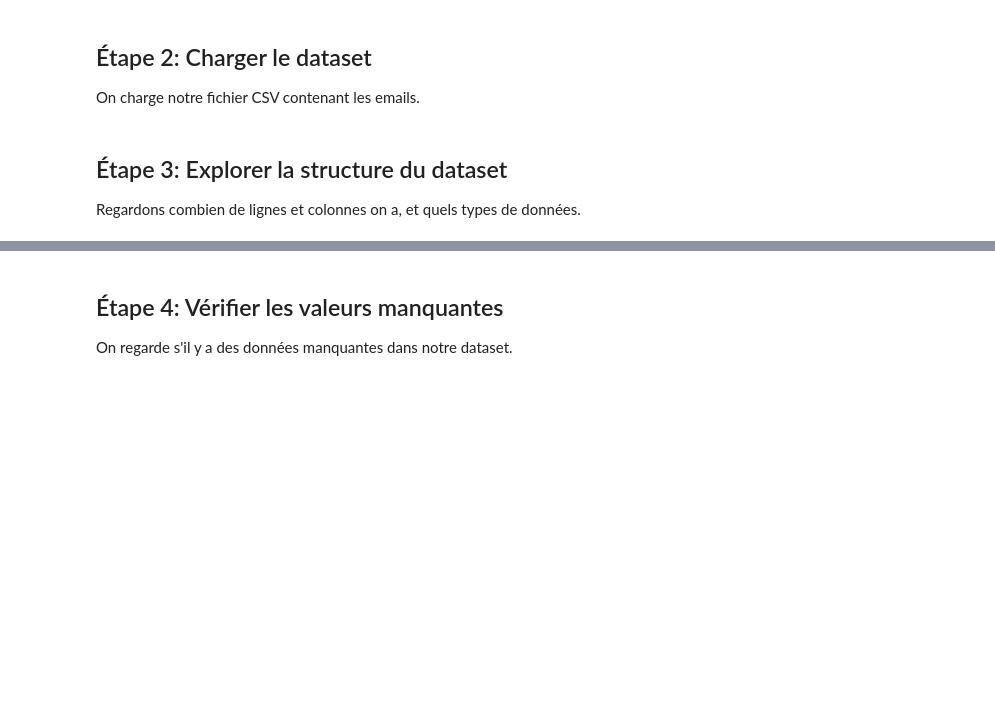
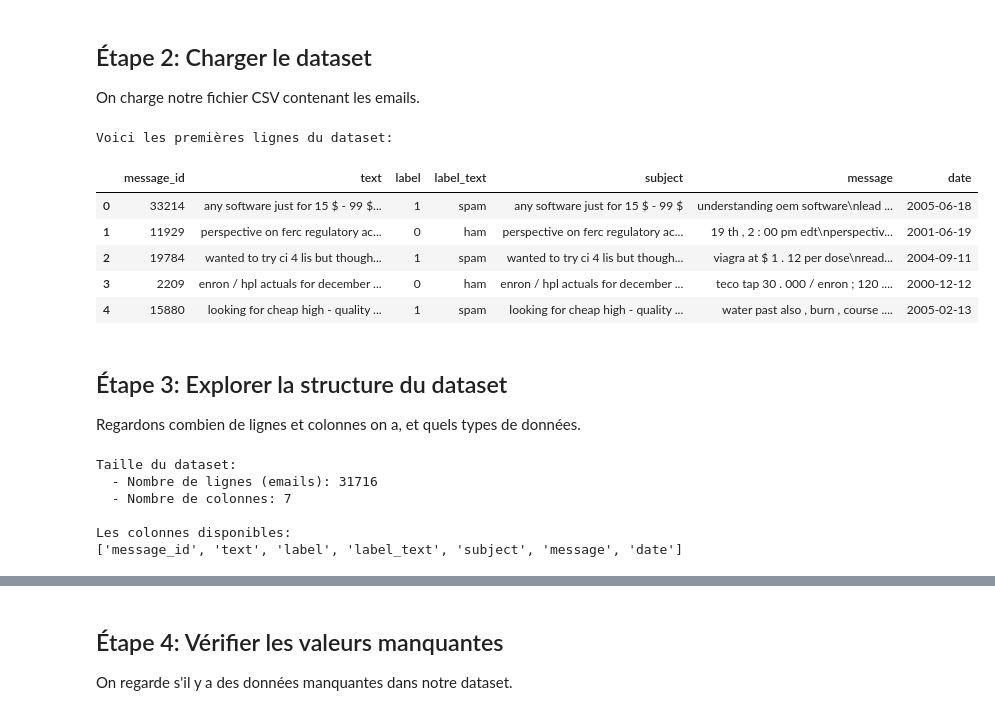
Before and after one commit to red-jen/Anti-Spam-Intelligent, a Jupyter notebook: notebooks/01_Data_Analysis.ipynb, the cells around one changed output, grey strips where cells are left out. Cells and saved outputs as stored; diff of their text form; code cells hidden in the pictures; blank space fills up the shorter version.

```diff
--- a/notebooks/01_Data_Analysis.ipynb
+++ b/notebooks/01_Data_Analysis.ipynb
@@ -41,11 +41,19 @@ KeyboardInterrupt:
 On charge notre fichier CSV contenant les emails.
 # %%
 # Charger le fichier CSV
-df = pd.read_csv('../DataSet_Emails/DataSet_Emails.csv')
+df = pd.read_csv('../DataSet_Emails/DataSet_Emails.csv',index_col=0)
 
 # Voir les 5 premières lignes
 print("Voici les premières lignes du dataset:")
 df.head()
+# %% [output]
+Voici les premières lignes du dataset:
+|  | message_id | text | label | label_text | subject | message | date |
+| 0 | 33214 | any software just for 15 $ - 99 $... | 1 | spam | any software just for 15 $ - 99 $ | understanding oem software\nlead ... | 2005-06-18 |
+| 1 | 11929 | perspective on ferc regulatory ac... | 0 | ham | perspective on ferc regulatory ac... | 19 th , 2 : 00 pm edt\nperspectiv... | 2001-06-19 |
+| 2 | 19784 | wanted to try ci 4 lis but though... | 1 | spam | wanted to try ci 4 lis but though... | viagra at $ 1 . 12 per dose\nread... | 2004-09-11 |
+| 3 | 2209 | enron / hpl actuals for december ... | 0 | ham | enron / hpl actuals for december ... | teco tap 30 . 000 / enron ; 120 .... | 2000-12-12 |
+| 4 | 15880 | looking for cheap high - quality ... | 1 | spam | looking for cheap high - quality ... | water past also , burn , course .... | 2005-02-13 |
 # %% [markdown]
 ## Étape 3: Explorer la structure du dataset
 
@@ -60,6 +68,13 @@ print()
 # Liste des colonnes
 print("Les colonnes disponibles:")
 print(df.columns.tolist())
+# %% [output]
+Taille du dataset:
+  - Nombre de lignes (emails): 31716
+  - Nombre de colonnes: 7
+
+Les colonnes disponibles:
+['message_id', 'text', 'label', 'label_text', 'subject', 'message', 'date']
 # %%
 # Informations sur les types de données
 print("Informations sur le dataset:")
```
Also changed, not shown: parts of 10 cells of this notebook, 10 other files.
